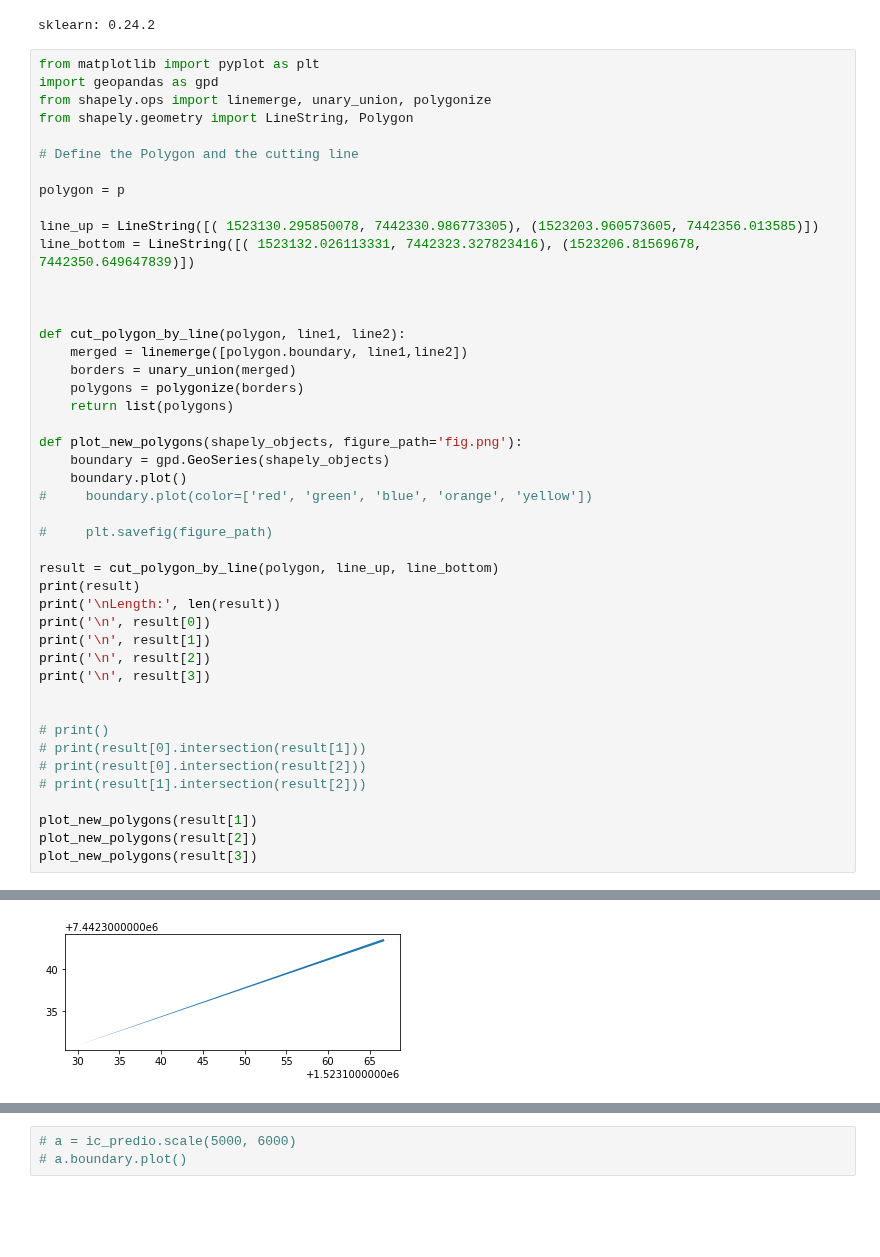
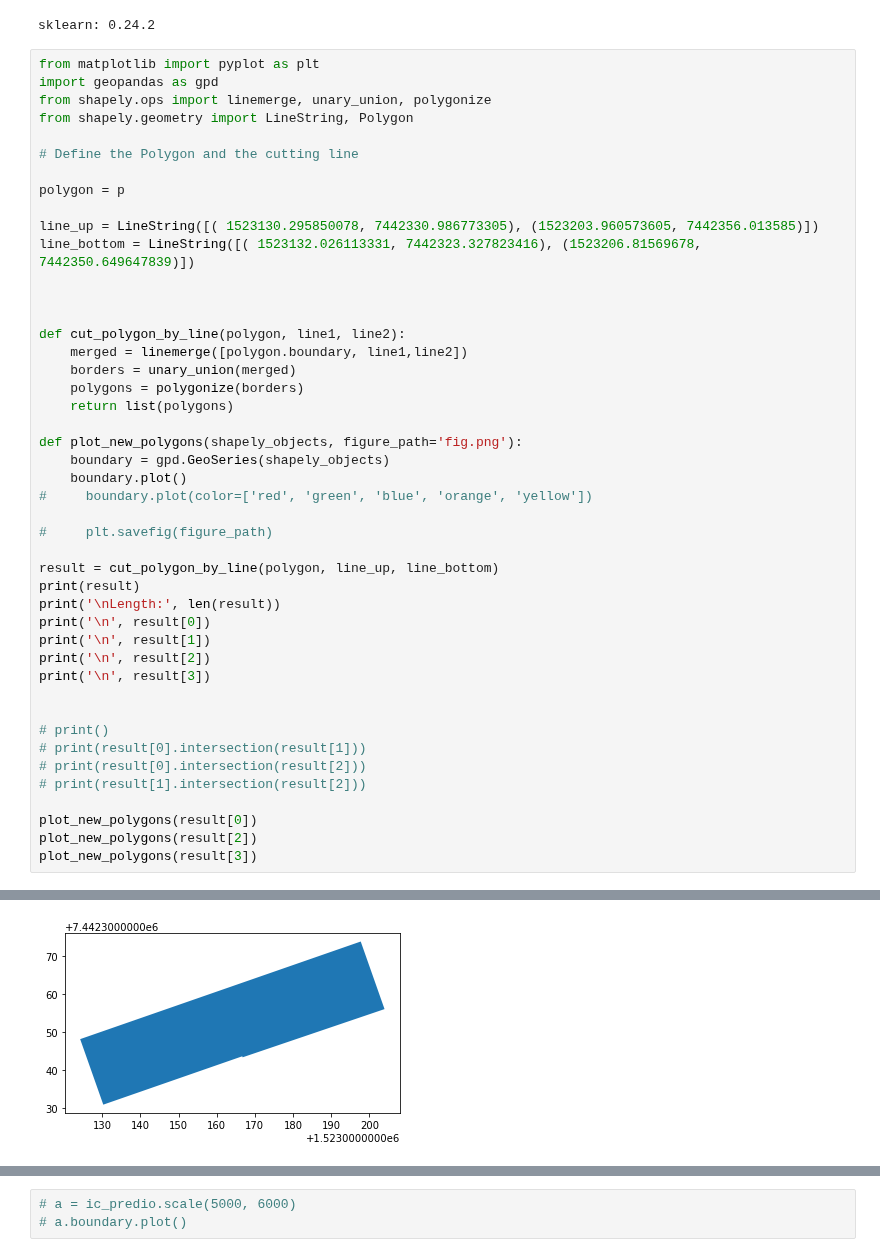
Before and after one commit to wasp-lahis/ns3-bmap, a Jupyter notebook: Geopandas-Unicamp.ipynb, the cells around one changed output, grey strips where cells are left out. Drawn from its saved outputs; the diff is of its cells as text; blank space fills up the shorter version.

```diff
--- a/Geopandas-Unicamp.ipynb
+++ b/Geopandas-Unicamp.ipynb
@@ -339,35 +339,35 @@ def plot_new_polygons(shapely_objects, figure_path='fig.png'):
 #     plt.savefig(figure_path)
 
 result = cut_polygon_by_line(polygon, line_up, line_bottom)
 print(result)
 print('\nLength:', len(result))
 print('\n', result[0])
 print('\n', result[1])
 print('\n', result[2])
 print('\n', result[3])
 
 
 # print()
 # print(result[0].intersection(result[1]))
 # print(result[0].intersection(result[2]))
 # print(result[1].intersection(result[2]))
 
-plot_new_polygons(result[1])
+plot_new_polygons(result[0])
 plot_new_polygons(result[2])
 plot_new_polygons(result[3])
 # %% [output]
 [<shapely.geometry.polygon.Polygon object at 0x...>, <shapely.geometry.polygon.Polygon object at 0x...>, <shapely.geometry.polygon.Polygon object at 0x...>, <shapely.geometry.polygon.Polygon object at ...
 
 Length: 4
 
  POLYGON ((1523130.295850088 7442330.986773308, 1523130.295850078 7442330.986773305, 1523124.240892188 7442348.144283261, 1523197.723582144 7442373.71175791, 1523203.960573605 7442356.013585348, 15232 ...
 
  POLYGON ((1523166.790358576 7442343.385397075, 1523130.295850088 7442330.986773308, 1523166.695746835 7442343.653216023, 1523166.790358576 7442343.385397075))
 
  POLYGON ((1523166.790358576 7442343.385397075, 1523203.960530759 7442356.013570444, 1523177.036987259 7442346.648395462, 1523179.038096221 7442340.982828954, 1523206.81569678 7442350.649647839, 15231 ...
 
  POLYGON ((1523169.09247654 7442336.868755467, 1523206.81569678 7442350.649647839, 1523213.909437959 7442330.533049183, 1523138.718825039 7442304.362444185, 1523132.026113332 7442323.327823416, 152316 ...
-[figure, old version]
+[figure, new version]
 [figure]
 [figure]
 # %%
```
Also changed, not shown: parts of 2 cells of this notebook, 2 other files.
